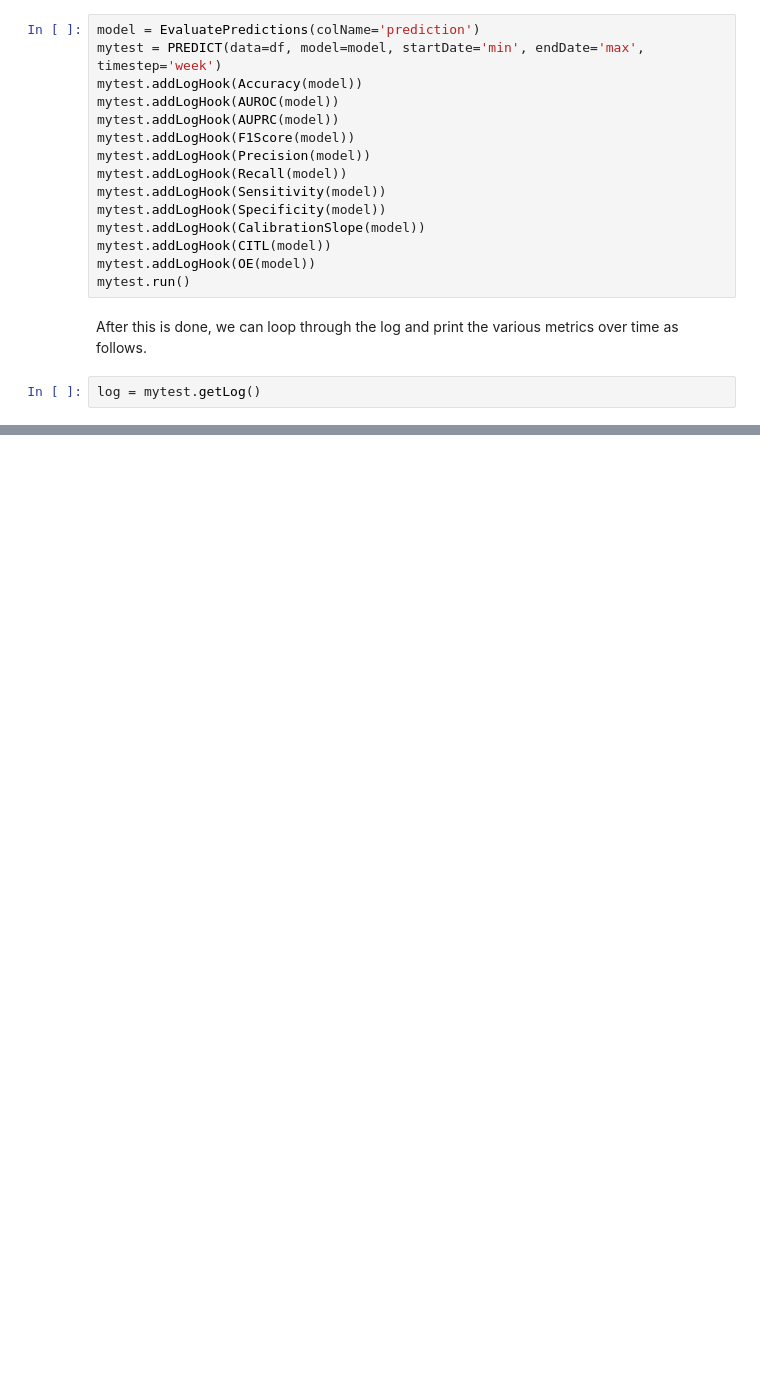
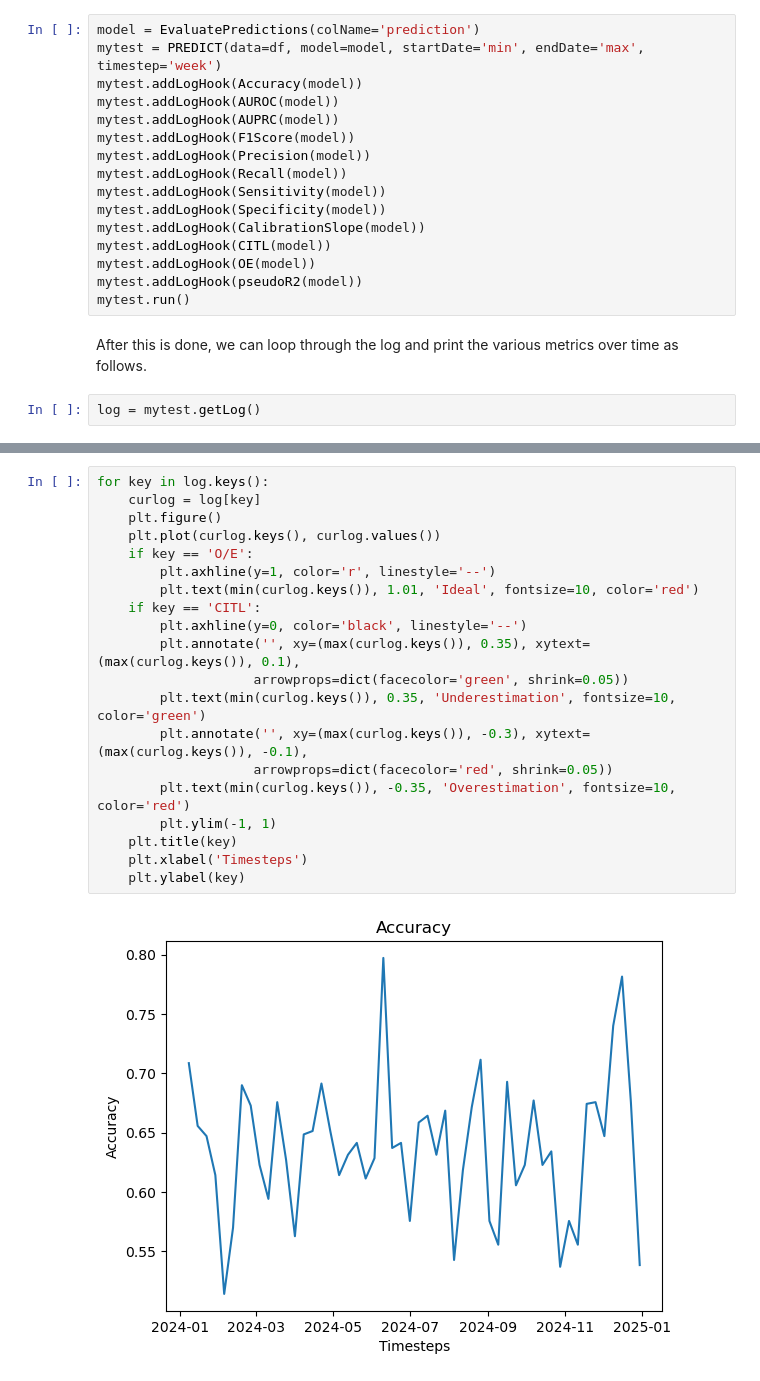
Before and after one commit to sdrelton/PREDICT, a Jupyter notebook: Examples/basic_example_2_more_metrics.ipynb, the cells around one changed output, grey strips where cells are left out. Cells and saved outputs as stored; diff of their text form; blank space fills up the shorter version.

```diff
--- a/Examples/basic_example_2_more_metrics.ipynb
+++ b/Examples/basic_example_2_more_metrics.ipynb
@@ -60,6 +60,7 @@ mytest.addLogHook(Specificity(model))
 mytest.addLogHook(CalibrationSlope(model))
 mytest.addLogHook(CITL(model))
 mytest.addLogHook(OE(model))
+mytest.addLogHook(pseudoR2(model))
 mytest.run()
 # %% [markdown]
 After this is done, we can loop through the log and print the various metrics over time as follows.
@@ -87,0 +69,22 @@ for key in log.keys():
+# %%
+for key in log.keys():
+    curlog = log[key]
+    plt.figure()
+    plt.plot(curlog.keys(), curlog.values())
+    if key == 'O/E':
+        plt.axhline(y=1, color='r', linestyle='--')
+        plt.text(min(curlog.keys()), 1.01, 'Ideal', fontsize=10, color='red')
+    if key == 'CITL':
+        plt.axhline(y=0, color='black', linestyle='--')
+        plt.annotate('', xy=(max(curlog.keys()), 0.35), xytext=(max(curlog.keys()), 0.1),
+                    arrowprops=dict(facecolor='green', shrink=0.05))
+        plt.text(min(curlog.keys()), 0.35, 'Underestimation', fontsize=10, color='green')
+        plt.annotate('', xy=(max(curlog.keys()), -0.3), xytext=(max(curlog.keys()), -0.1),
+                    arrowprops=dict(facecolor='red', shrink=0.05))
+        plt.text(min(curlog.keys()), -0.35, 'Overestimation', fontsize=10, color='red')
+        plt.ylim(-1, 1)
+    plt.title(key)
+    plt.xlabel('Timesteps')
+    plt.ylabel(key)
+# %% [output]
+[figure, added]
```
Also changed, not shown: parts of 3 cells of this notebook, 1 other file.
